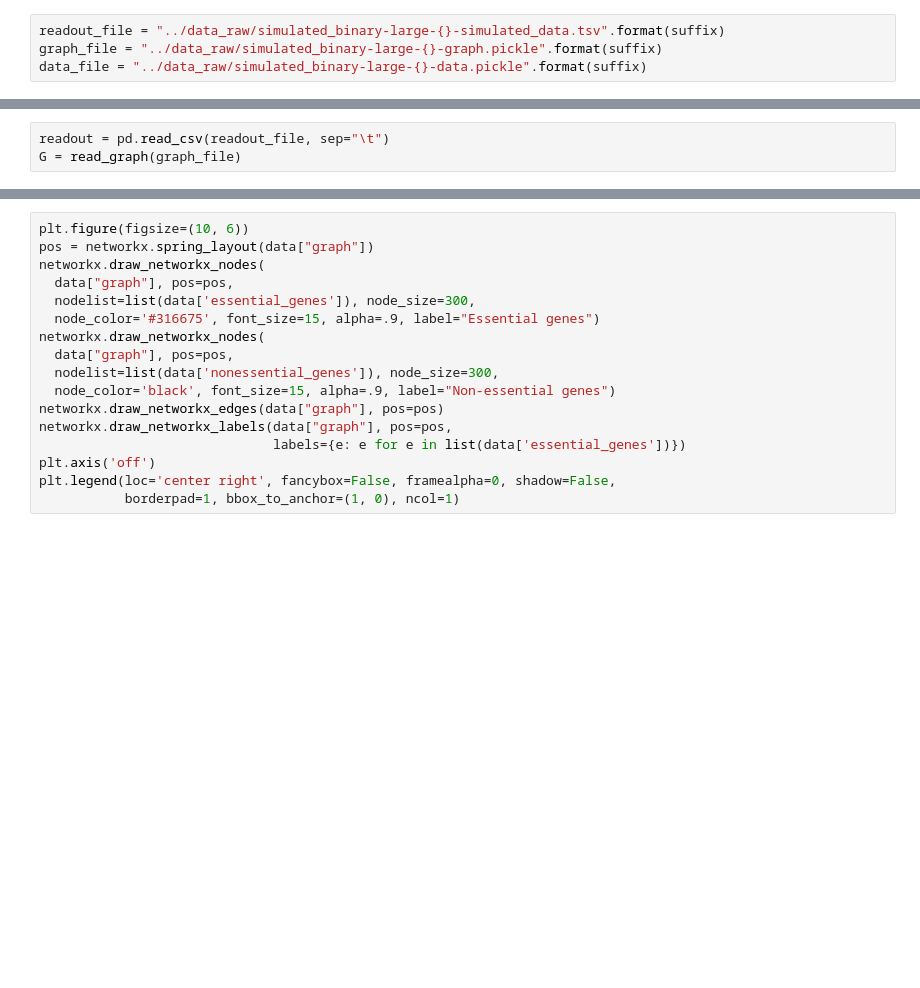
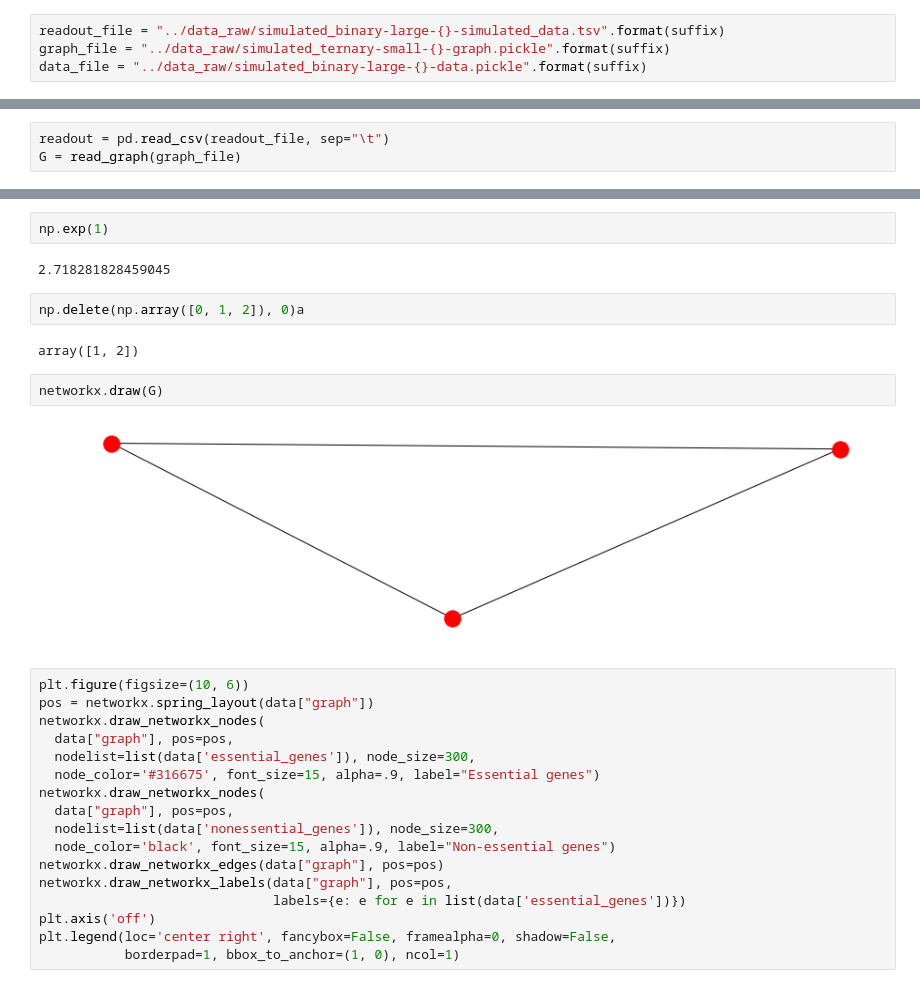
Before and after one commit to cbg-ethz/shm, a Jupyter notebook: analysis/a-structured_hierarchical_linear_models.ipynb, the cells around one changed output, grey strips where cells are left out. Drawn from its saved outputs; the diff is of its cells as text; blank space fills up the shorter version.

```diff
--- a/analysis/a-structured_hierarchical_linear_models.ipynb
+++ b/analysis/a-structured_hierarchical_linear_models.ipynb
@@ -76,7 +76,7 @@ suffix = "2_modified_grnas"
 # Model evaluation
 # %%
 readout_file = "../data_raw/simulated_binary-large-{}-simulated_data.tsv".format(suffix)
-graph_file = "../data_raw/simulated_binary-large-{}-graph.pickle".format(suffix)
+graph_file = "../data_raw/simulated_ternary-small-{}-graph.pickle".format(suffix)
 data_file = "../data_raw/simulated_binary-large-{}-data.pickle".format(suffix)
 # %%
 with open(data_file, "rb") as fh:
@@ -87,3 +95,15 @@ G = read_graph(graph_file)
+# %%
+np.exp(1)
+# %% [output]
+2.718281828459045
+# %%
+np.delete(np.array([0, 1, 2]), 0)a
+# %% [output]
+array([1, 2])
+# %%
+networkx.draw(G)
+# %% [output]
+[figure, added]
 # %%
 plt.figure(figsize=(10, 6))
 pos = networkx.spring_layout(data["graph"])
```
Also changed, not shown: parts of 1 cell of this notebook, 7 other files.
